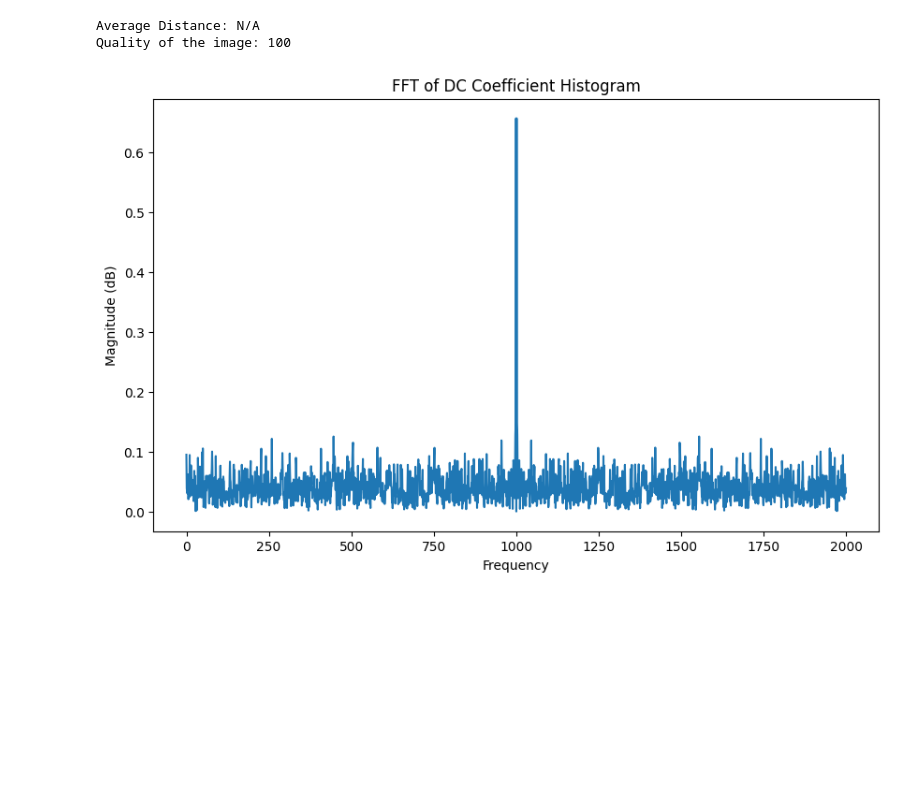
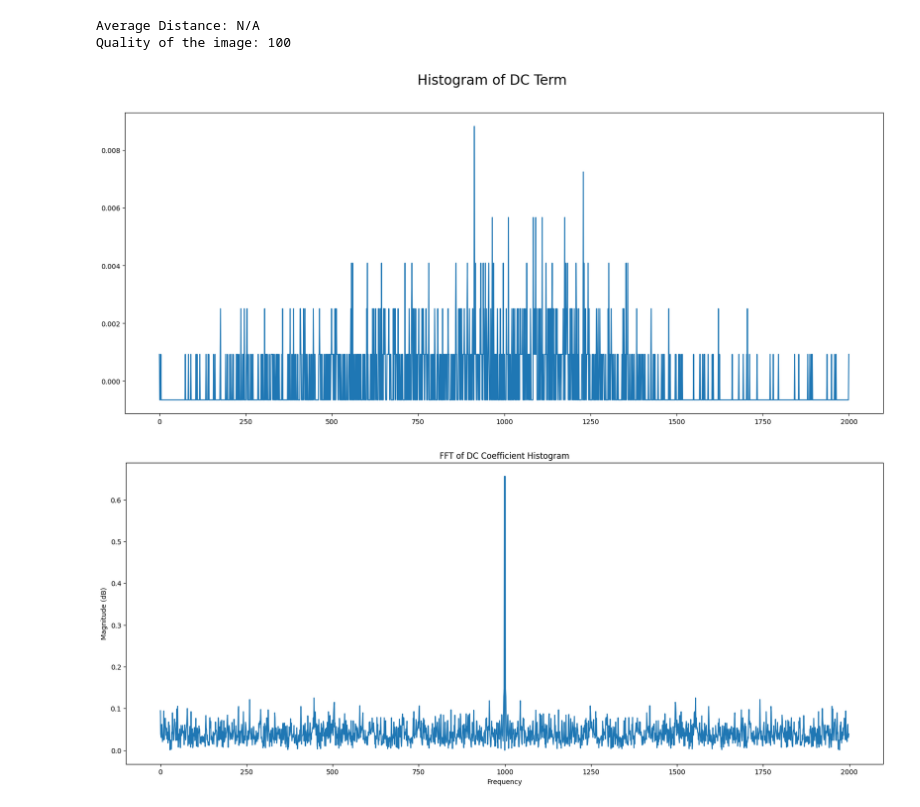
Before and after one commit to Zeffar/JPEG_Detection, a Jupyter notebook: quality_level_detection.ipynb, the cells around one changed output. Saved outputs shown, nothing was run; the diff lists cells and outputs as text; code cells hidden in the pictures; blank space fills up the shorter version.

```diff
--- a/quality_level_detection.ipynb
+++ b/quality_level_detection.ipynb
@@ -74,21 +74,25 @@ def quality(x, N=2000):
 # %%
 img = Image.open("0010x8.png")
 
 img = img.convert('YCbCr')
 img = zero_pad(np.array(img)[:,:,0])
 img = img.astype(np.float64)
 dct = DCT(img)[0,0,:]
 hcount, bin_edges = hist(dct)
 fft = FFT(hcount)
 image_quality, max_list = quality(fft)
 print(f"Quality of the image: {image_quality}")
-plt.figure(figsize=(10, 6))
+fig = plt.figure(figsize=(20,8))
+plt.plot(hcount)
+fig.suptitle("Histogram of DC Term",fontsize=20)
+plt.figure(figsize=(20, 8))
 plt.plot(fft)
 plt.title("FFT of DC Coefficient Histogram")
 plt.xlabel("Frequency")
 plt.ylabel("Magnitude (dB)")
 plt.show()
 # %% [output]
 Average Distance: N/A
 Quality of the image: 100
-[figure, old version]
+[figure, new version]
+[figure, added]
```
